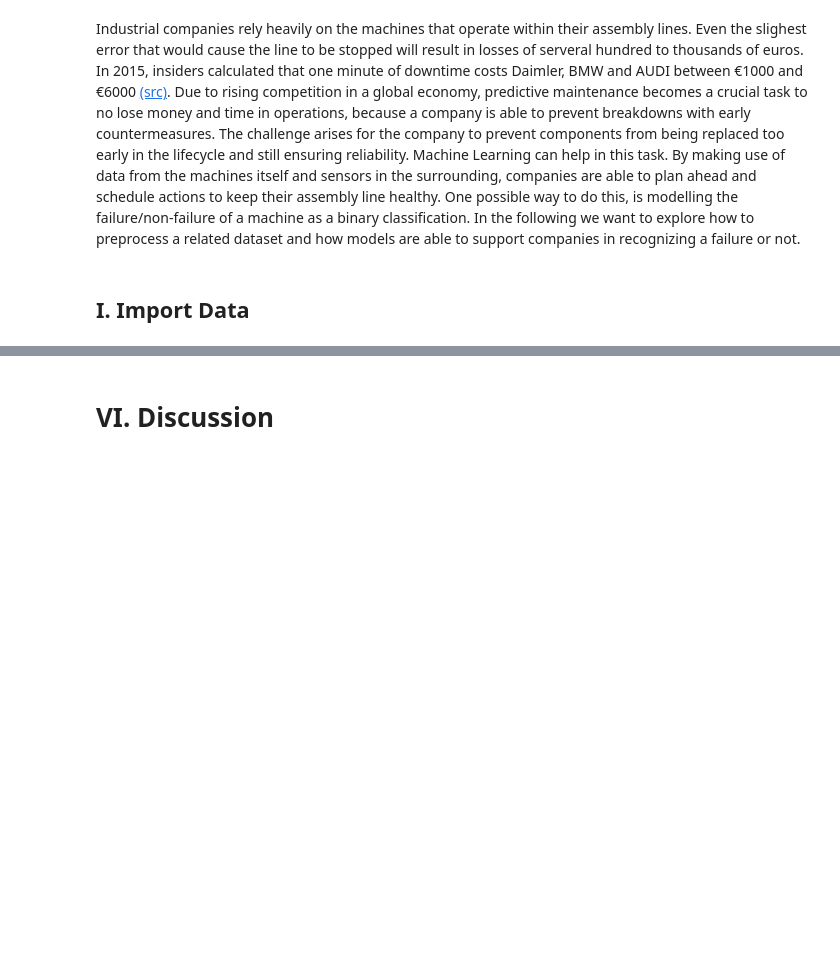
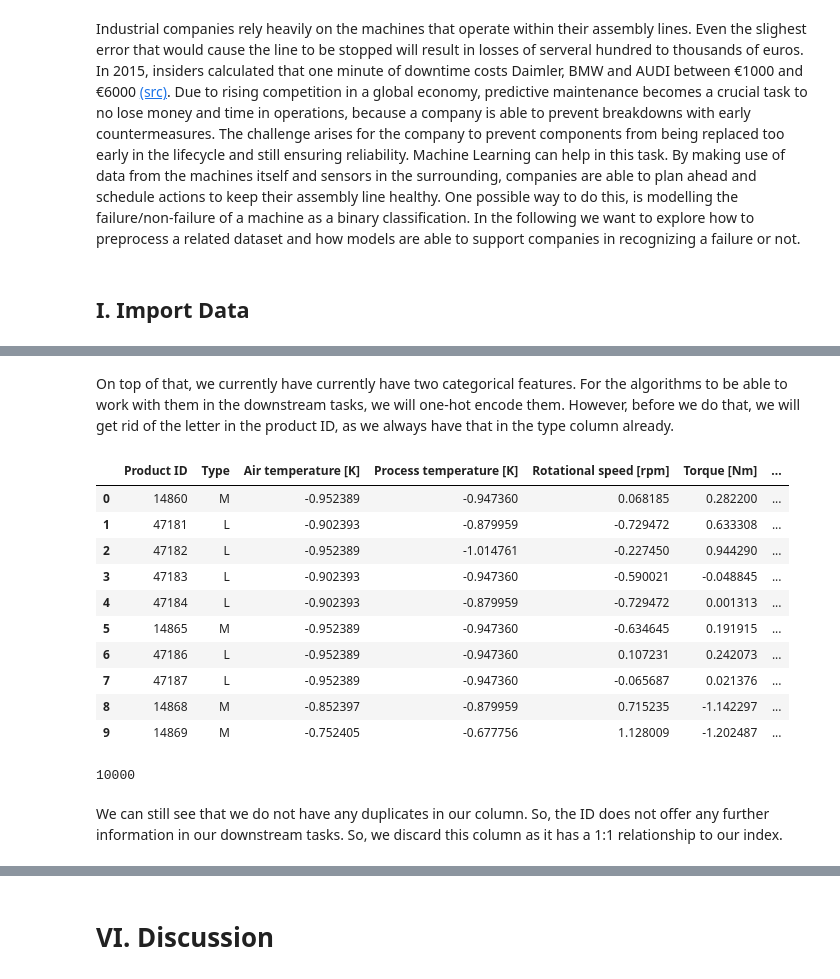
Before and after one commit to NiklasSabel/Industrial-Applications-of-Artificial-Intelligence, a Jupyter notebook: notebooks/Secondary Sector/Secondary Sector Predictive Maintenance.ipynb, the cells around one changed output, grey strips where cells are left out. Saved outputs shown, nothing was run; the diff lists cells and outputs as text; code cells hidden in the pictures; blank space fills up the shorter version.

```diff
--- a/notebooks/Secondary Sector/Secondary Sector Predictive Maintenance.ipynb
+++ b/notebooks/Secondary Sector/Secondary Sector Predictive Maintenance.ipynb
@@ -52,0 +54,4 @@ df
+# %%
+df = df.drop(columns=['UDI'])
+# look at distribution
+df.describe().transpose().applymap("{:.2f}".format)
@@ -52,0 +81,2 @@ df
+# %%
+df = df.drop(columns=['Failure Type'])
@@ -52,0 +121,2 @@ df
+# %% [markdown]
+On top of that, we currently have currently have two categorical features. For the algorithms to be able to work with them in the downstream tasks, we will one-hot encode them. However, before we do that, we will get rid of the letter in the product ID, as we always have that in the type column already.
@@ -52,0 +126,21 @@ df
+# %%
+df.head(10)
+# %% [output]
+|  | Product ID | Type | Air temperature [K] | Process temperature [K] | Rotational speed [rpm] | Torque [Nm] | ... |
+| 0 | 14860 | M | -0.952389 | -0.947360 | 0.068185 | 0.282200 | ... |
+| 1 | 47181 | L | -0.902393 | -0.879959 | -0.729472 | 0.633308 | ... |
+| 2 | 47182 | L | -0.952389 | -1.014761 | -0.227450 | 0.944290 | ... |
+| 3 | 47183 | L | -0.902393 | -0.947360 | -0.590021 | -0.048845 | ... |
+| 4 | 47184 | L | -0.902393 | -0.879959 | -0.729472 | 0.001313 | ... |
+| 5 | 14865 | M | -0.952389 | -0.947360 | -0.634645 | 0.191915 | ... |
+| 6 | 47186 | L | -0.952389 | -0.947360 | 0.107231 | 0.242073 | ... |
+| 7 | 47187 | L | -0.952389 | -0.947360 | -0.065687 | 0.021376 | ... |
+| 8 | 14868 | M | -0.852397 | -0.879959 | 0.715235 | -1.142297 | ... |
+| 9 | 14869 | M | -0.752405 | -0.677756 | 1.128009 | -1.202487 | ... |
+# %%
+# we still see that we have no duplicate numbers
+df['Product ID'].nunique()
+# %% [output]
+10000
+# %% [markdown]
+We can still see that we do not have any duplicates in our column. So, the ID does not offer any further information in our downstream tasks. So, we discard this column as it has a 1:1 relationship to our index.
```
Also changed, not shown: parts of 22 cells of this notebook.
